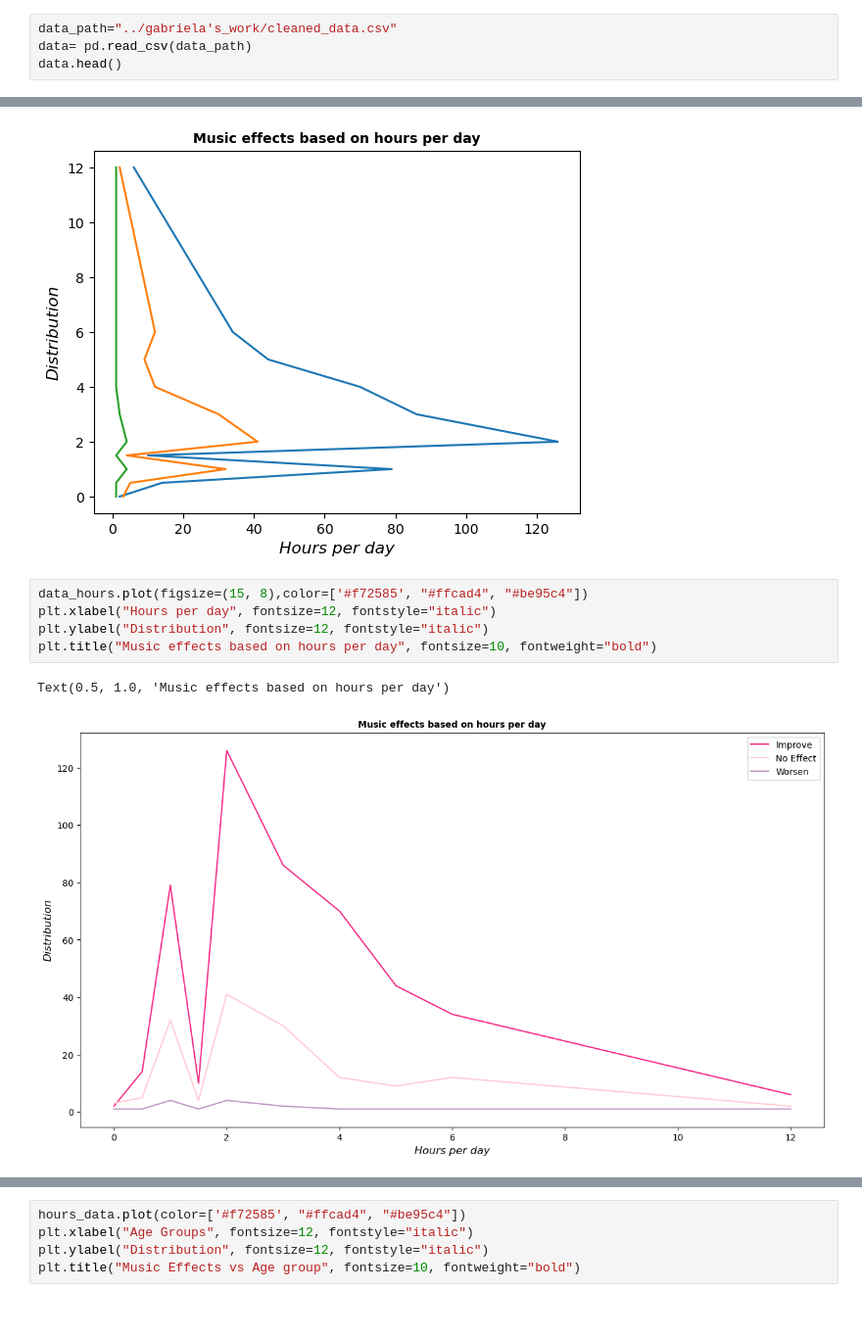
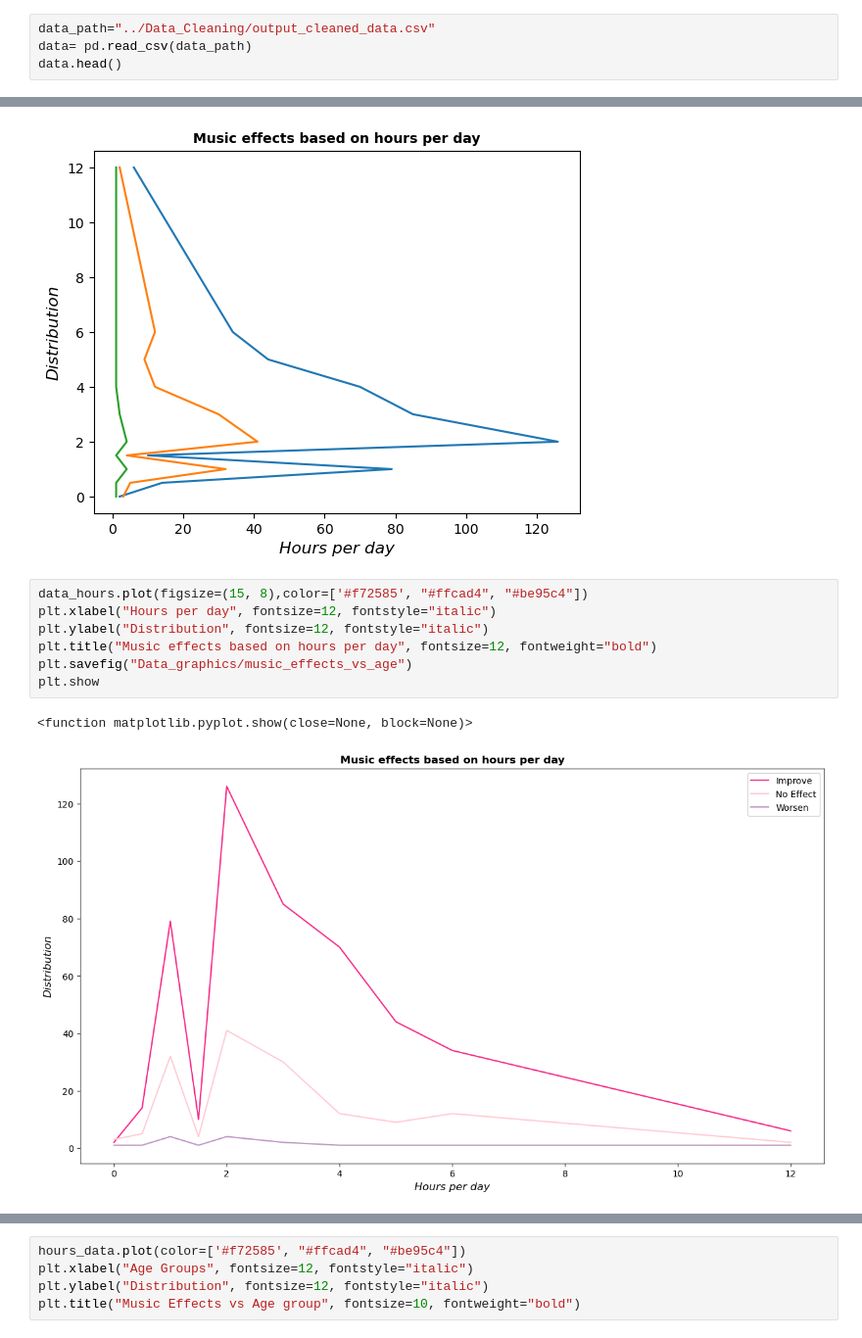
Before and after one commit to TheWizler/project1_group_10, a Jupyter notebook: gabriela's_work/Q1.ipynb, the cells around one changed output, grey strips where cells are left out. Shown at 98% size. Drawn from its saved outputs; the diff is of its cells as text; blank space fills up the shorter version.

```diff
--- a/gabriela's_work/Q1.ipynb
+++ b/gabriela's_work/Q1.ipynb
@@ -8,7 +8,7 @@ import scipy.stats as st
 import seaborn as sns
 import numpy as np
 # %%
-data_path="../gabriela's_work/cleaned_data.csv"
+data_path="../Data_Cleaning/output_cleaned_data.csv"
 data= pd.read_csv(data_path)
 data.head()
 # %% [output]
@@ -274,11 +293,13 @@ Text(0.5, 1.0, 'Music effects based on hours per day')
 # %%
 data_hours.plot(figsize=(15, 8),color=['#f72585', "#ffcad4", "#be95c4"])
 plt.xlabel("Hours per day", fontsize=12, fontstyle="italic")
 plt.ylabel("Distribution", fontsize=12, fontstyle="italic")
-plt.title("Music effects based on hours per day", fontsize=10, fontweight="bold")
+plt.title("Music effects based on hours per day", fontsize=12, fontweight="bold")
+plt.savefig("Data_graphics/music_effects_vs_age")
+plt.show
 # %% [output]
-Text(0.5, 1.0, 'Music effects based on hours per day')
+<function matplotlib.pyplot.show(close=None, block=None)>
-[figure, old version]
+[figure, new version]
 # %%
 positive=improve_data.groupby(["Age_Group"]).size()
 nothing=no_effect_data.groupby(["Age_Group"]).size()
```
Also changed, not shown: parts of 13 cells of this notebook, 31 other files.
